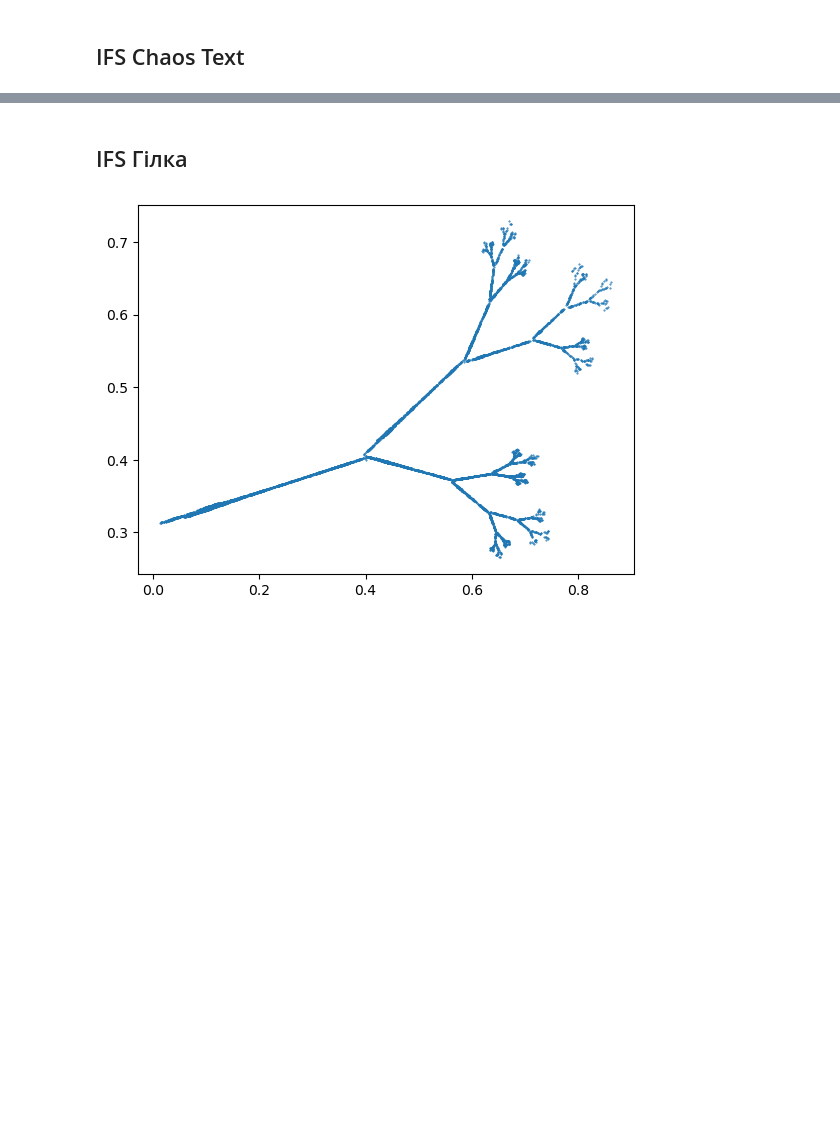
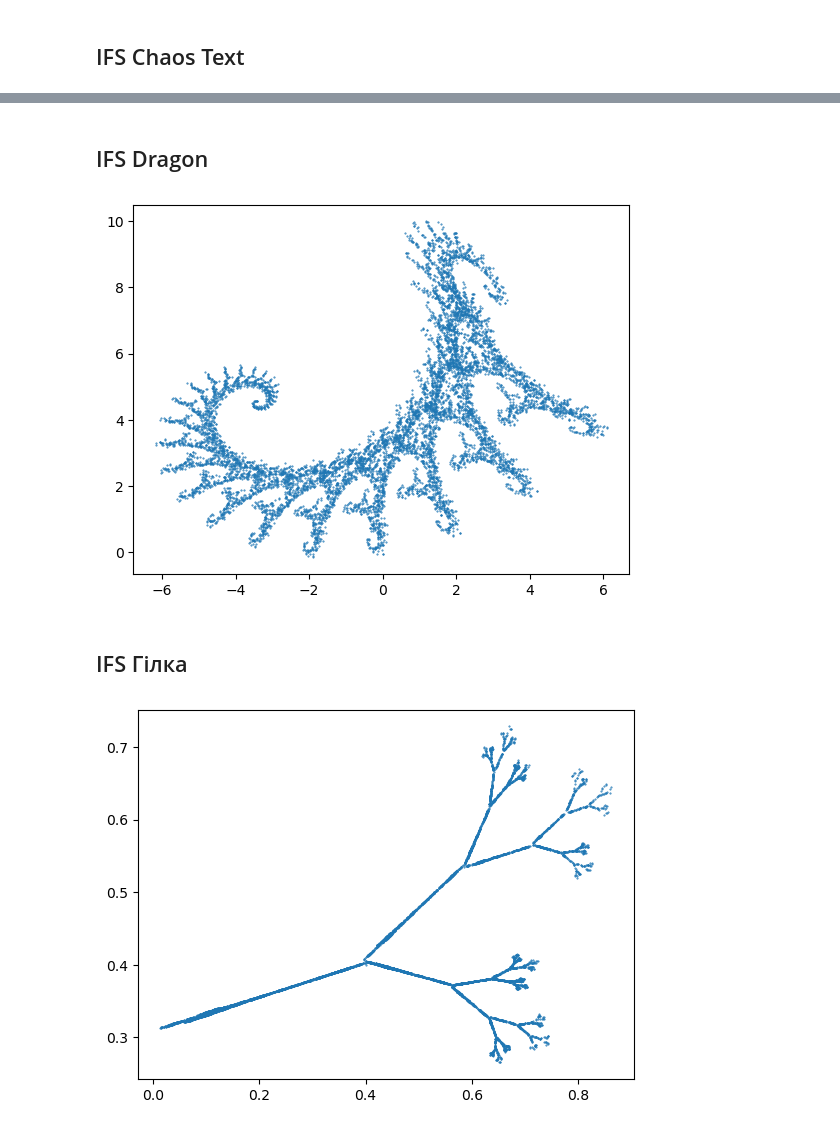
Before and after one commit to darenky/Computer_Graphics, a Jupyter notebook: Lab4/main.ipynb, the cells around one changed output, grey strips where cells are left out. Cells and saved outputs as stored; diff of their text form; code cells hidden in the pictures; blank space fills up the shorter version.

```diff
--- a/Lab4/main.ipynb
+++ b/Lab4/main.ipynb
@@ -216,3 +203,14 @@ generate_fractal(coeff_dict)
+# %% [markdown]
+## IFS Dragon
+# %%
+coeff_dict = {
+    'set1': (0.824074, 0.281428, -0.212346, 0.864198, -1.882290, -0.110607, 0.8),
+    'set2': (0.088272, 0.520988, -0.463889, -0.377778, 0.785360, 8.095795, 0.2)
+}
+
+generate_fractal(coeff_dict)
+# %% [output]
+[figure, new version]
 # %% [markdown]
 ## IFS Гілка
 # %%
```
Also changed, not shown: parts of 4 cells of this notebook, 15 other files.
